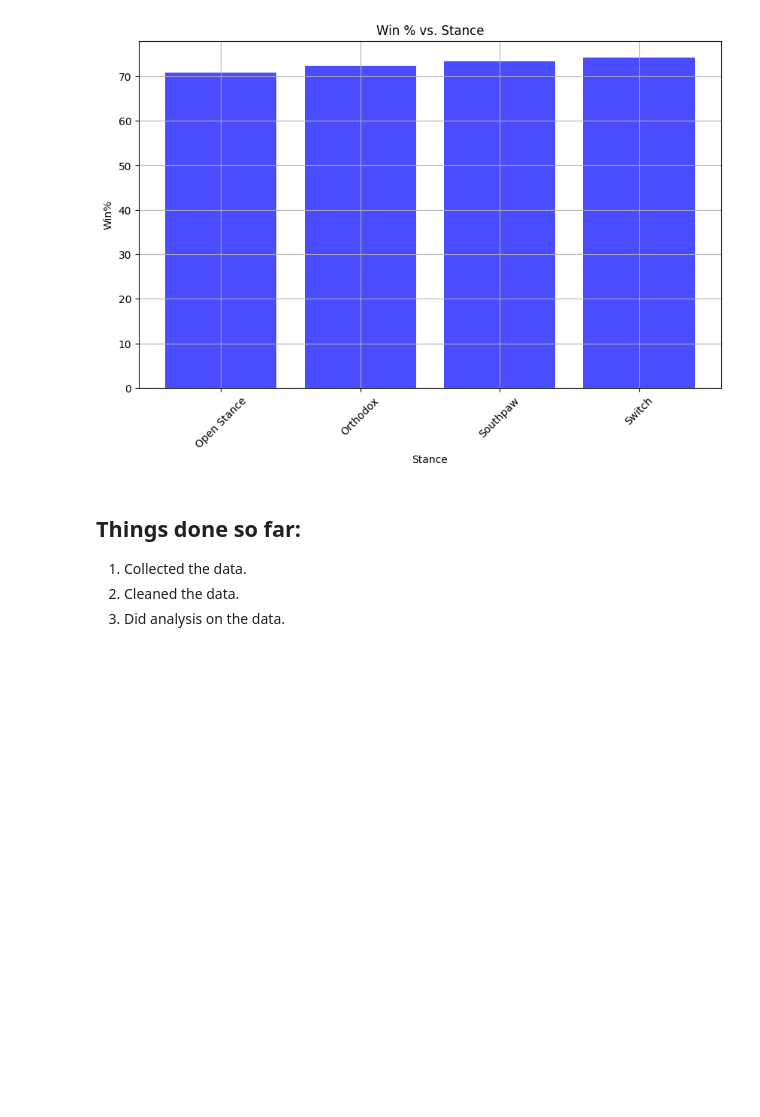
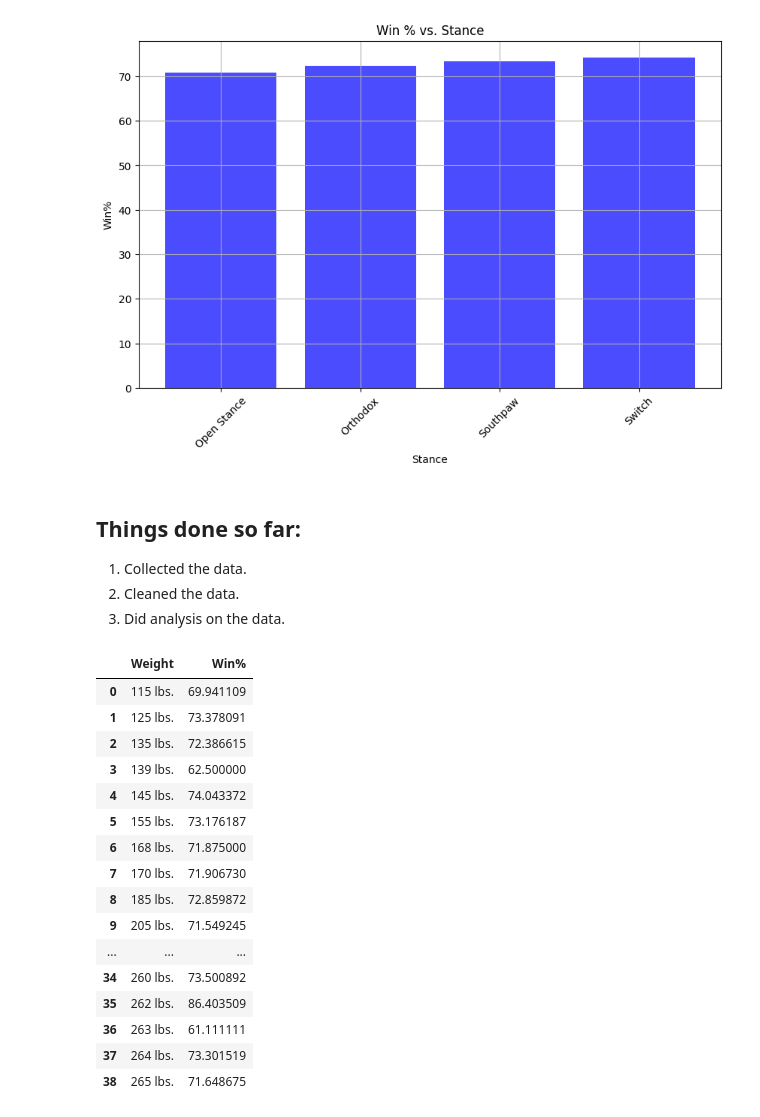
Before and after one commit to muneeb-i-khan/Octagon-Odds, a Jupyter notebook: OctagonOdds.ipynb, the cells around one changed output. Cells and saved outputs as stored; diff of their text form; code cells hidden in the pictures; blank space fills up the shorter version.

```diff
--- a/OctagonOdds.ipynb
+++ b/OctagonOdds.ipynb
@@ -281,3 +281,24 @@ plt.show()
 1. Collected the data.
 2. Cleaned the data.
 3. Did analysis on the data.
+# %%
+grouped_df_wt = grouped_df_wt.reset_index()
+grouped_df_wt
+# %% [output]
+|  | Weight | Win% |
+| 0 | 115 lbs. | 69.941109 |
+| 1 | 125 lbs. | 73.378091 |
+| 2 | 135 lbs. | 72.386615 |
+| 3 | 139 lbs. | 62.500000 |
+| 4 | 145 lbs. | 74.043372 |
+| 5 | 155 lbs. | 73.176187 |
+| 6 | 168 lbs. | 71.875000 |
+| 7 | 170 lbs. | 71.906730 |
+| 8 | 185 lbs. | 72.859872 |
+| 9 | 205 lbs. | 71.549245 |
+| ... | ... | ... |
+| 34 | 260 lbs. | 73.500892 |
+| 35 | 262 lbs. | 86.403509 |
+| 36 | 263 lbs. | 61.111111 |
+| 37 | 264 lbs. | 73.301519 |
+| 38 | 265 lbs. | 71.648675 |
```
Also changed, not shown: parts of 9 cells of this notebook.
